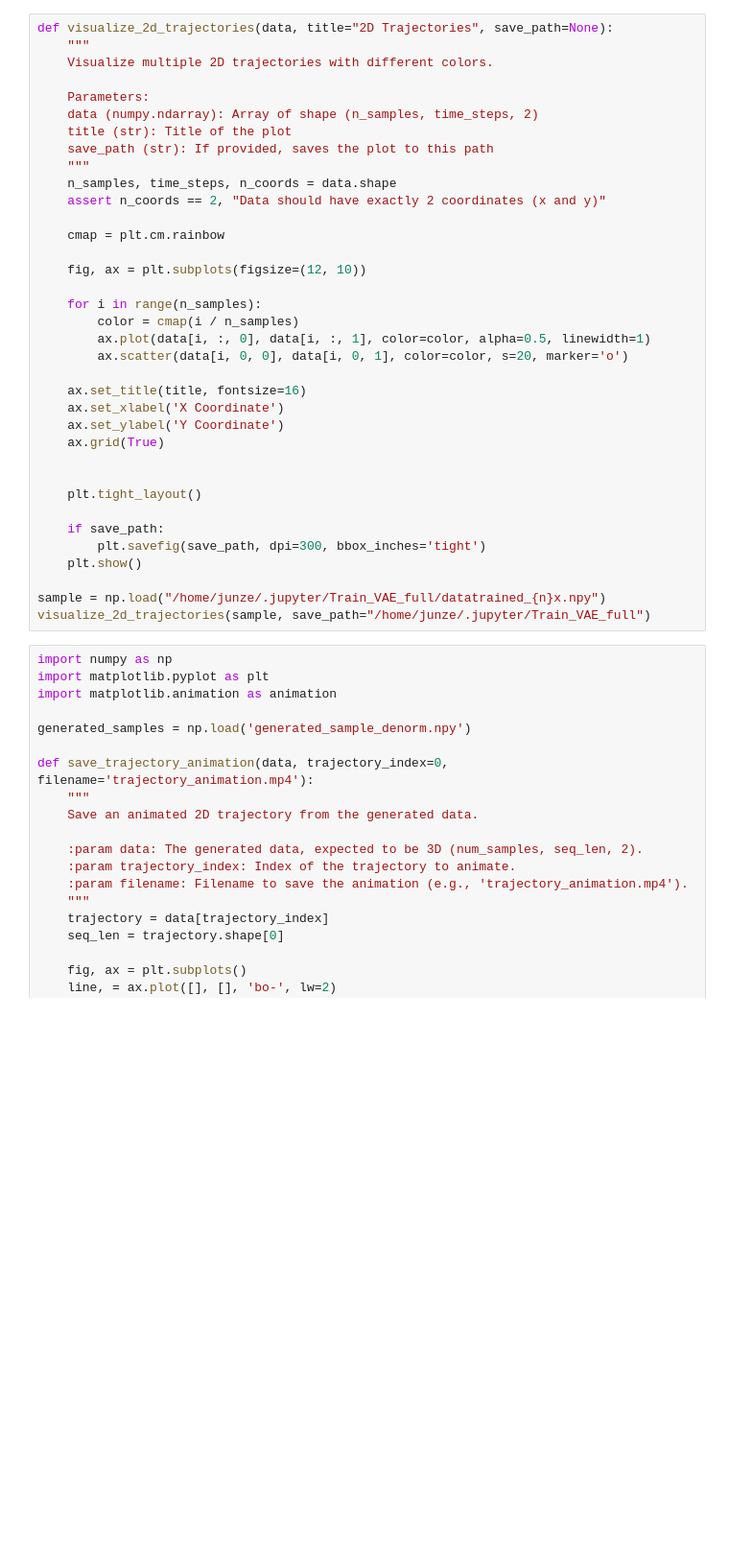
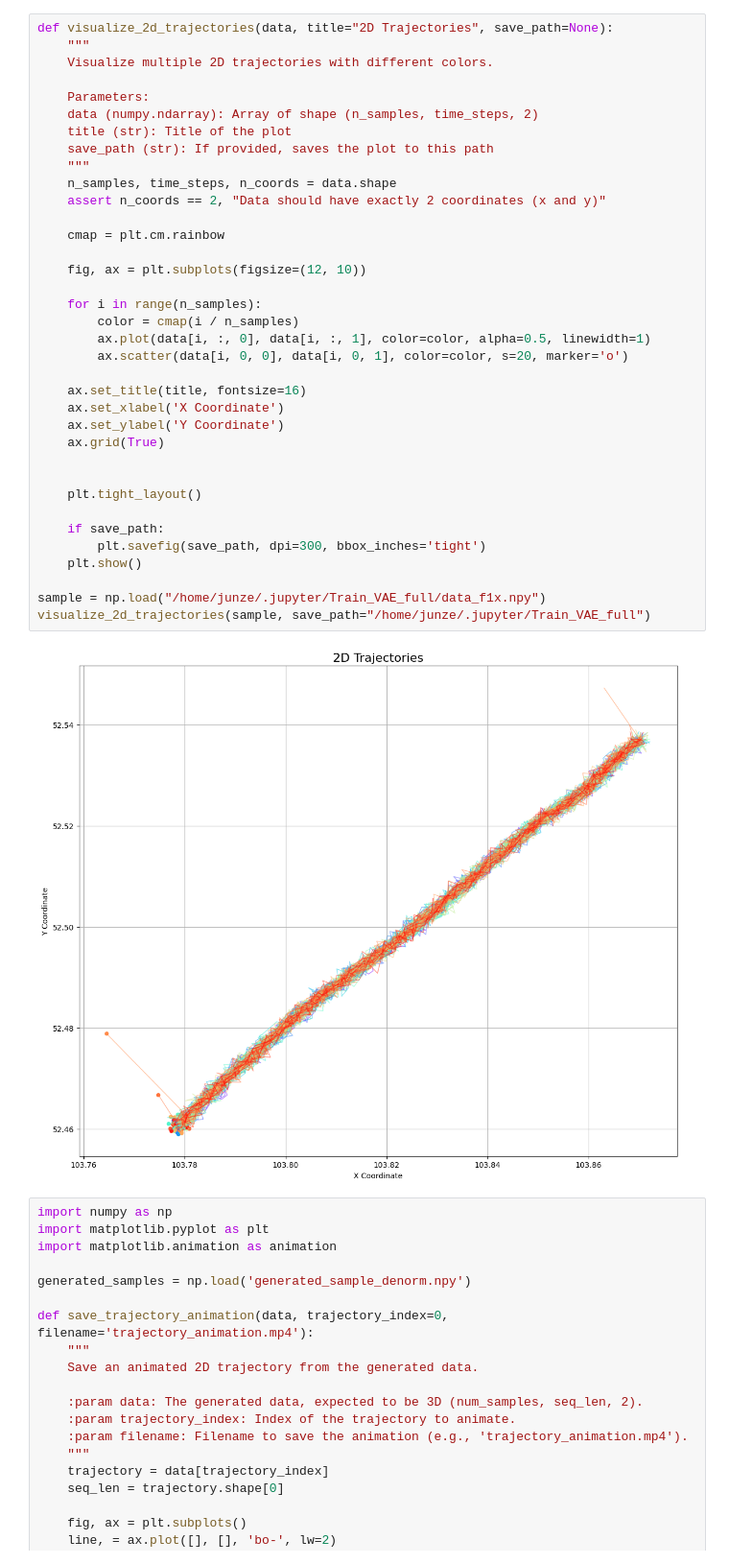
Before and after one commit to Windysc/Digitaltesting, a Jupyter notebook: Evaluation/plot_training.ipynb, the cells around one changed output. Shown at 96% size. Cells and saved outputs as stored; diff of their text form; blank space fills up the shorter version.

```diff
--- a/Evaluation/plot_training.ipynb
+++ b/Evaluation/plot_training.ipynb
@@ -24,34 +31,36 @@ def visualize_2d_trajectories(data, title="2D Trajectories", save_path=None):
     Parameters:
     data (numpy.ndarray): Array of shape (n_samples, time_steps, 2)
     title (str): Title of the plot
     save_path (str): If provided, saves the plot to this path
     """
     n_samples, time_steps, n_coords = data.shape
     assert n_coords == 2, "Data should have exactly 2 coordinates (x and y)"
 
     cmap = plt.cm.rainbow
 
     fig, ax = plt.subplots(figsize=(12, 10))
 
     for i in range(n_samples):
         color = cmap(i / n_samples)
         ax.plot(data[i, :, 0], data[i, :, 1], color=color, alpha=0.5, linewidth=1)
         ax.scatter(data[i, 0, 0], data[i, 0, 1], color=color, s=20, marker='o')
 
     ax.set_title(title, fontsize=16)
     ax.set_xlabel('X Coordinate')
     ax.set_ylabel('Y Coordinate')
     ax.grid(True)
 
 
     plt.tight_layout()
 
     if save_path:
         plt.savefig(save_path, dpi=300, bbox_inches='tight')
     plt.show()
 
-sample = np.load("/home/junze/.jupyter/Train_VAE_full/datatrained_{n}x.npy")
+sample = np.load("/home/junze/.jupyter/Train_VAE_full/data_f1x.npy")
 visualize_2d_trajectories(sample, save_path="/home/junze/.jupyter/Train_VAE_full")
+# %% [output]
+[figure, added]
 # %%
 import numpy as np
 import matplotlib.pyplot as plt
```
Also changed, not shown: parts of 1 cell of this notebook, 3 other files.
